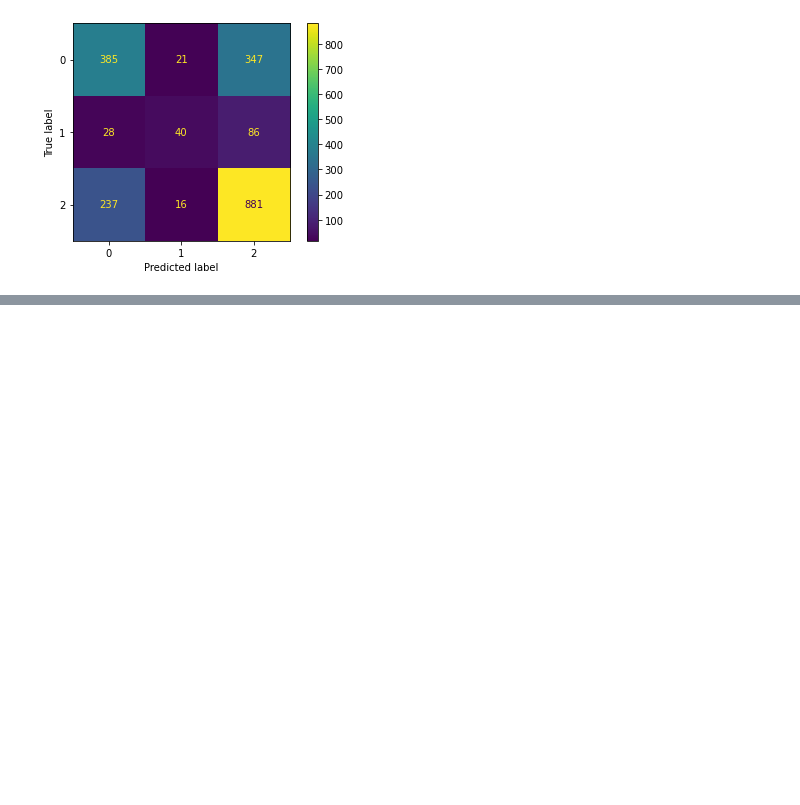
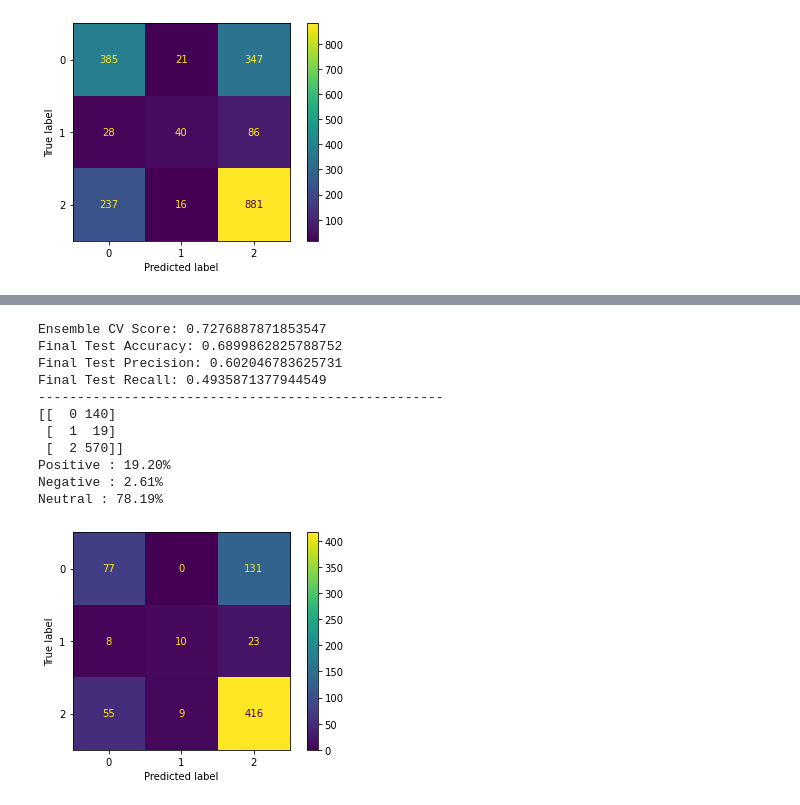
Before and after one commit to cjunhyuk/Apple-Google-Sentiment-Analysis, a Jupyter notebook: EDA.ipynb, the cells around one changed output, grey strips where cells are left out. Saved outputs shown, nothing was run; the diff lists cells and outputs as text; code cells hidden in the pictures; blank space fills up the shorter version.

```diff
--- a/EDA.ipynb
+++ b/EDA.ipynb
@@ -518,0 +534,22 @@ plot_confusion_matrix(avg, X_test, y_test);
+# %%
+avg = VotingClassifier(estimators=[ ('rf', rf_optimal_cv),
+                                    ('mb', mnb_tfidf_mf)],
+                                    weights = [0.75, 0.25])
+
+avg.fit(g_X_train, g_y_train)
+
+#This block may take a minute because it is run on the ensemble
+ensemble_result_printer(avg, g_X_train, g_y_train, g_X_test, g_y_test)
+# %% [output]
+Ensemble CV Score: 0.7276887871853547
+Final Test Accuracy: 0.6899862825788752
+Final Test Precision: 0.602046783625731
+Final Test Recall: 0.4935871377944549
+----------------------------------------------------
+[[  0 140]
+ [  1  19]
+ [  2 570]]
+Positive : 19.20%
+Negative : 2.61%
+Neutral : 78.19%
+[figure, added]
```
Also changed, not shown: parts of 10 cells of this notebook.
